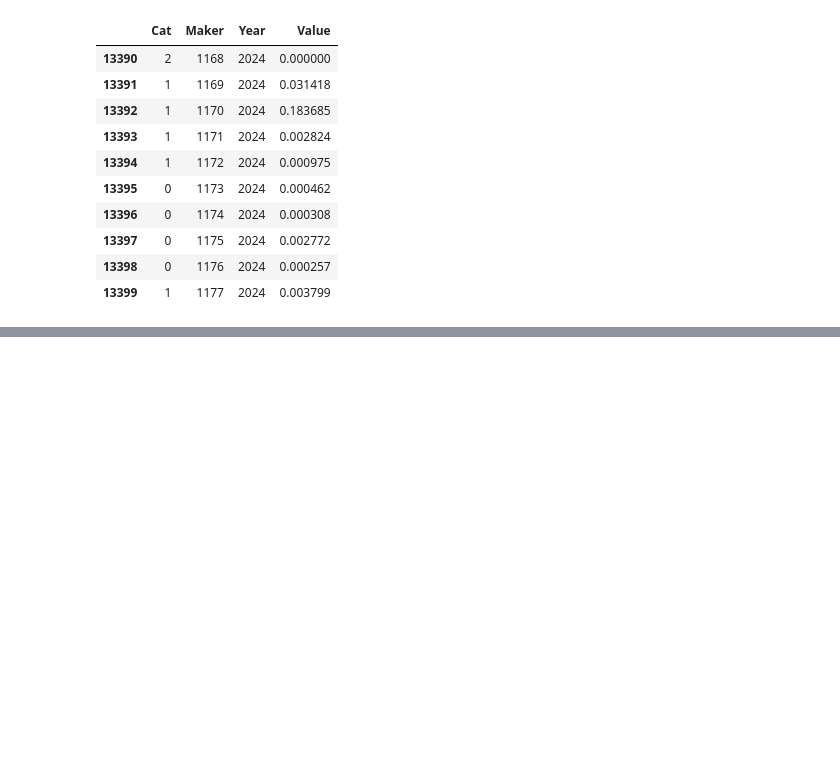
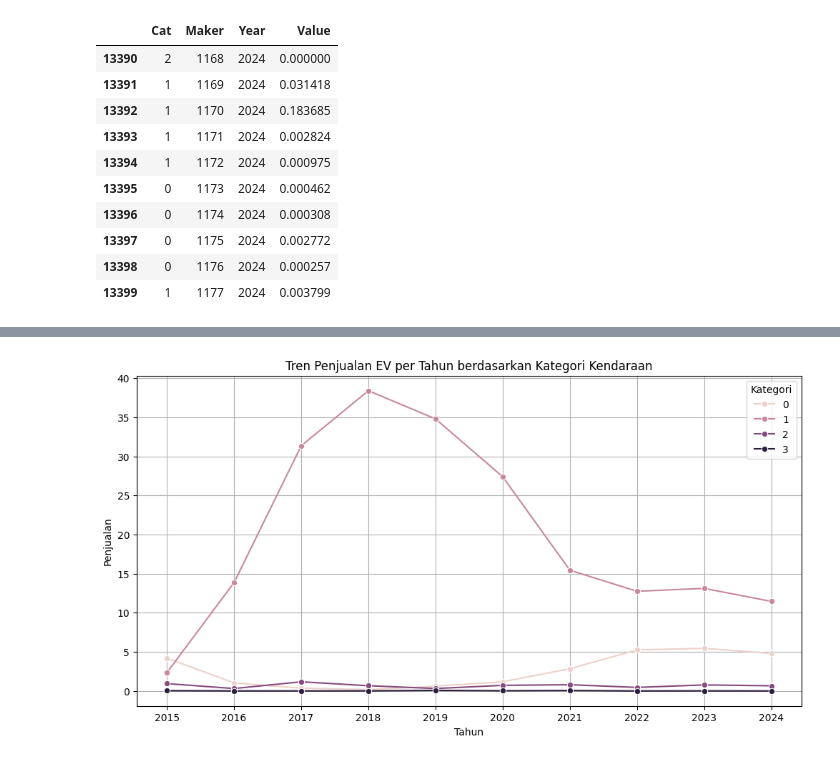
Before and after one commit to dietadestina/PA_EVCast, a Jupyter notebook: data_ev_sales.ipynb, the cells around one changed output, grey strips where cells are left out. Drawn from its saved outputs; the diff is of its cells as text; code cells hidden in the pictures; blank space fills up the shorter version.

```diff
--- a/data_ev_sales.ipynb
+++ b/data_ev_sales.ipynb
@@ -119,9 +118,10 @@ See the caveats in the documentation: https://pandas.pydata.org/pandas-docs/stab
 | 1385 | 3W | ZOHAN TRADERS AND BIG METRO | 0.0 | 0.000000 | 0.000000 | 0.000000 | 0.000000 | 0.000000 | 0.000000 | 0.000381 | 0.005448 | ... |
 1340 rows × 12 columns
 # %%
+from sklearn.preprocessing import LabelEncoder
+
 le = LabelEncoder()
-ev_sales['Cat'] = le.fit_transform(ev_sales['Cat'])
-ev_sales['Maker'] = le.fit_transform(ev_sales['Maker'])
-
+ev_sales.loc[:, 'Cat'] = le.fit_transform(ev_sales['Cat'])
+ev_sales.loc[:, 'Maker'] = le.fit_transform(ev_sales['Maker'])
 ev_sales.tail(10)
 # %% [output]
@@ -296,0 +236,17 @@ plt.show()
+# %%
+import matplotlib.pyplot as plt
+import seaborn as sns
+
+agg_sales_per_year = ev_sales.groupby(['Cat', 'Year'])['Value'].sum().reset_index()
+
+# Visualisasi tren penjualan
+plt.figure(figsize=(12, 6))
+sns.lineplot(data=agg_sales_per_year, x='Year', y='Value', hue='Cat', marker='o')
+plt.title('Tren Penjualan EV per Tahun berdasarkan Kategori Kendaraan')
+plt.xlabel('Tahun')
+plt.ylabel('Penjualan')
+plt.legend(title='Kategori')
+plt.grid(True)
+plt.show()
+# %% [output]
+[figure, added]
```
Also changed, not shown: parts of 9 cells of this notebook.
